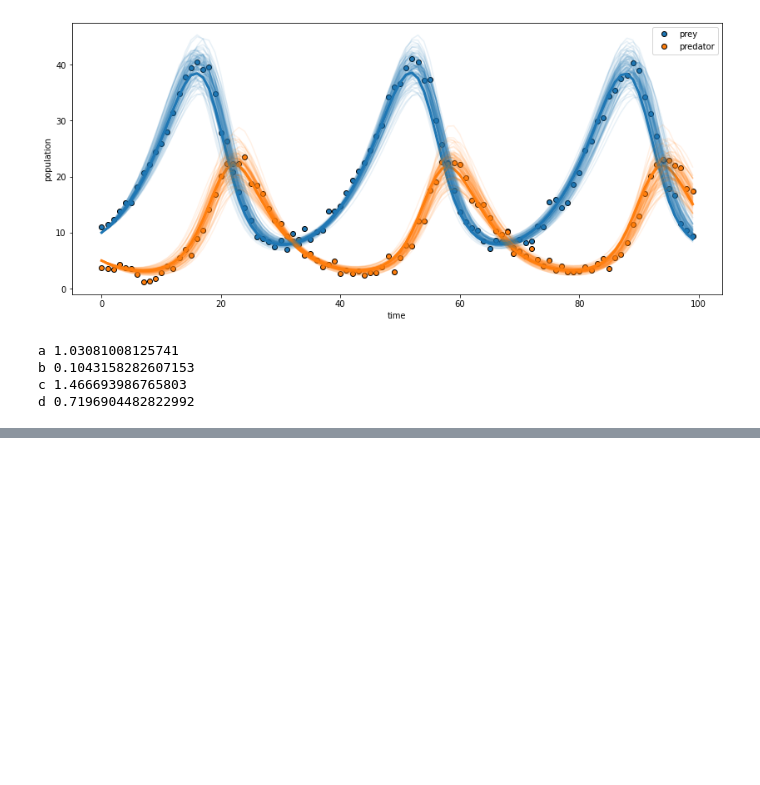
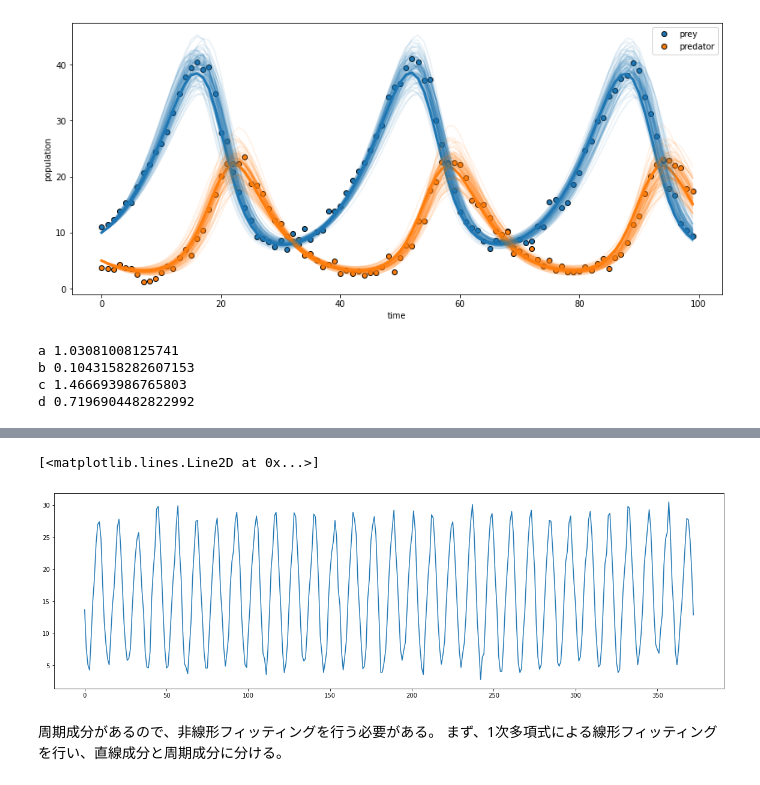
Before and after one commit to yasuhiroinoue/AppMathSci, a Jupyter notebook: 応用数理(2021_12_13).ipynb, the cells around one changed output, grey strips where cells are left out. Saved outputs shown, nothing was run; the diff lists cells and outputs as text; code cells hidden in the pictures; blank space fills up the shorter version.

```diff
--- a/応用数理(2021_12_13).ipynb
+++ b/応用数理(2021_12_13).ipynb
@@ -131,0 +156,6 @@ d 0.7196904482822992
+# %%
+df_o = pd.read_csv('kyoto_data.csv',encoding='SHIFT-JIS', skiprows=[0,1,2,3,4], names=['ym','temperature','q','f'])
+# %%
+df=df_o.drop(['q','f'],axis=1)
+# %%
+df['order']=np.linspace(0,df['ym'].shape[0]-1,df['ym'].shape[0])
@@ -131,0 +178,12 @@ d 0.7196904482822992
+# %%
+data_x = df.order.values
+data_y = df.temperature.values
+# %%
+_, ax = plt.subplots(figsize=(20, 6))
+ax.plot(data_y, label="data", c="C0", mec="k")
+# %% [output]
+[<matplotlib.lines.Line2D at 0x...>]
+[figure, added]
+# %% [markdown]
+周期成分があるので、非線形フィッティングを行う必要がある。
+まず、1次多項式による線形フィッティングを行い、直線成分と周期成分に分ける。
```
Also changed, not shown: parts of 10 cells of this notebook.
